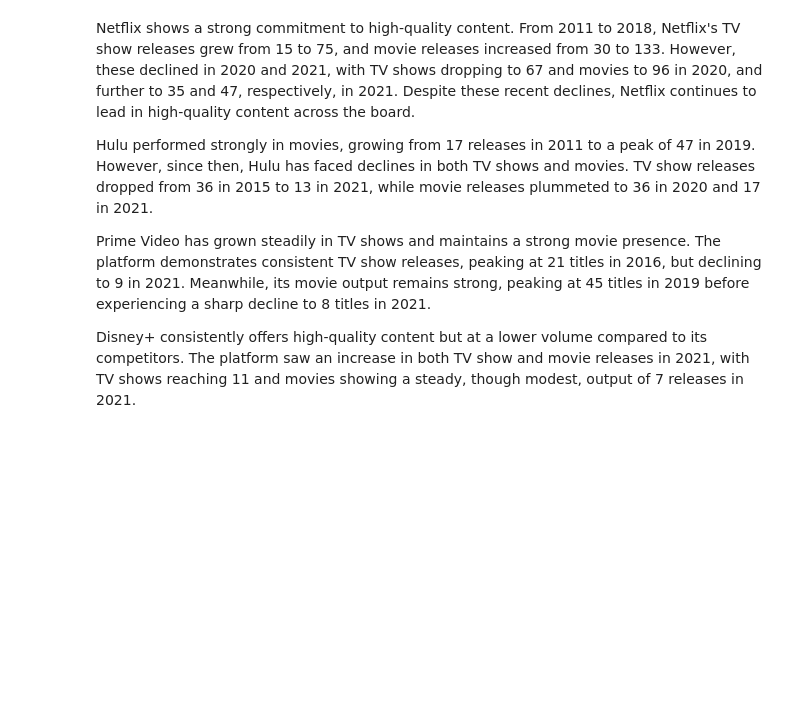
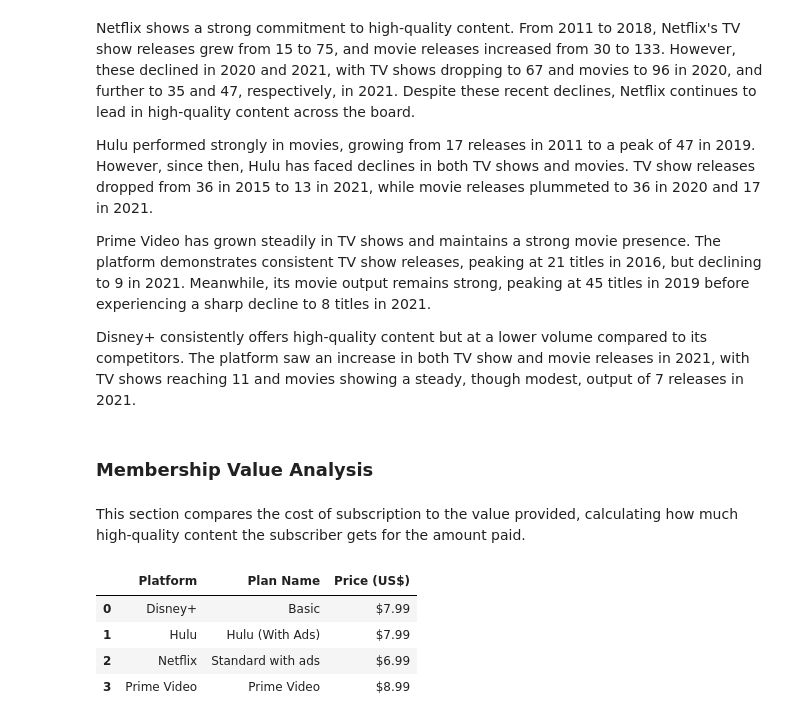
Before and after one commit to G0v1ndD3v/SVoD_Content_Analysis, a Jupyter notebook: SVoD_Analysis.ipynb, the cells around one changed output. Cells and saved outputs as stored; diff of their text form; code cells hidden in the pictures; blank space fills up the shorter version.

Commit message:
Add membership value analysis, remove .gitattributes and .ipynb_checkpoints

```diff
--- a/SVoD_Analysis.ipynb
+++ b/SVoD_Analysis.ipynb
@@ -610,3 +611,15 @@ Hulu performed strongly in movies, growing from 17 releases in 2011 to a peak of
 Prime Video has grown steadily in TV shows and maintains a strong movie presence. The platform demonstrates consistent TV show releases, peaking at 21 titles in 2016, but declining to 9 in 2021. Meanwhile, its movie output remains strong, peaking at 45 titles in 2019 before experiencing a sharp decline to 8 titles in 2021.
 
 Disney+ consistently offers high-quality content but at a lower volume compared to its competitors. The platform saw an increase in both TV show and movie releases in 2021, with TV shows reaching 11 and movies showing a steady, though modest, output of 7 releases in 2021.
+# %% [markdown]
+### Membership Value Analysis
+# %% [markdown]
+This section compares the cost of subscription to the value provided, calculating how much high-quality content the subscriber gets for the amount paid.
+# %%
+svod_ad_plans[['Platform', 'Plan Name', 'Price (US$)']]
+# %% [output]
+|  | Platform | Plan Name | Price (US$) |
+| 0 | Disney+ | Basic | $7.99 |
+| 1 | Hulu | Hulu (With Ads) | $7.99 |
+| 2 | Netflix | Standard with ads | $6.99 |
+| 3 | Prime Video | Prime Video | $8.99 |
```
Also changed, not shown: parts of 6 cells of this notebook, 1 other file.
